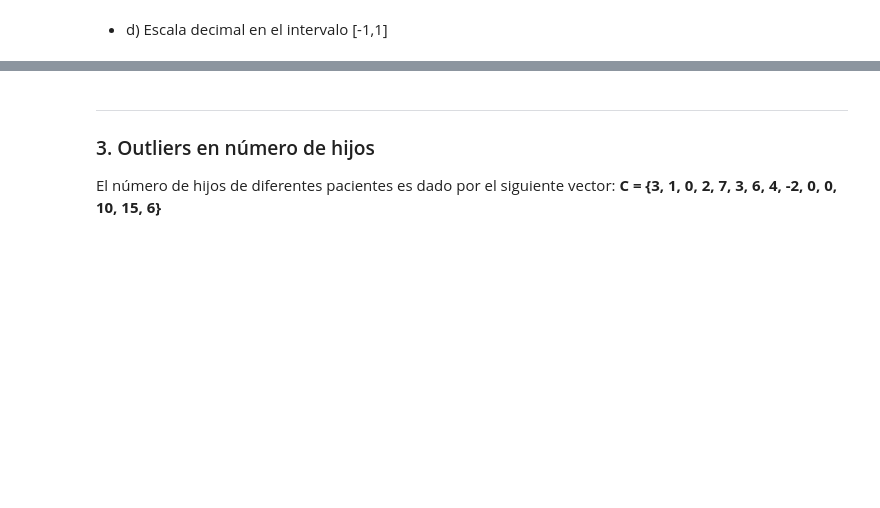
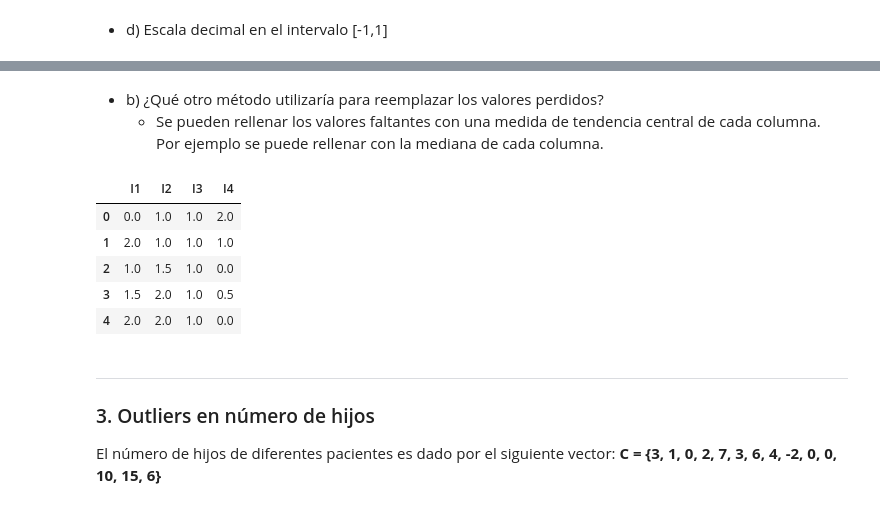
Before and after one commit to jodiazro/TallerPreprocesamientoMD, a Jupyter notebook: TallerPreprocesamiento.ipynb, the cells around one changed output, grey strips where cells are left out. Cells and saved outputs as stored; diff of their text form; code cells hidden in the pictures; blank space fills up the shorter version.

```diff
--- a/TallerPreprocesamiento.ipynb
+++ b/TallerPreprocesamiento.ipynb
@@ -70,3 +199,15 @@ I1 I2 I3 I4
+# %% [markdown]
+* b) ¿Qué otro método utilizaría para reemplazar los valores perdidos?
+    - Se pueden rellenar los valores faltantes con una medida de tendencia central de cada columna. Por ejemplo se puede rellenar con la mediana de cada columna.
+# %%
+df.fillna(df.median())
+# %% [output]
+|  | I1 | I2 | I3 | I4 |
+| 0 | 0.0 | 1.0 | 1.0 | 2.0 |
+| 1 | 2.0 | 1.0 | 1.0 | 1.0 |
+| 2 | 1.0 | 1.5 | 1.0 | 0.0 |
+| 3 | 1.5 | 2.0 | 1.0 | 0.5 |
+| 4 | 2.0 | 2.0 | 1.0 | 0.0 |
 # %% [markdown]
 
 ---
```
Also changed, not shown: parts of 14 cells of this notebook.
